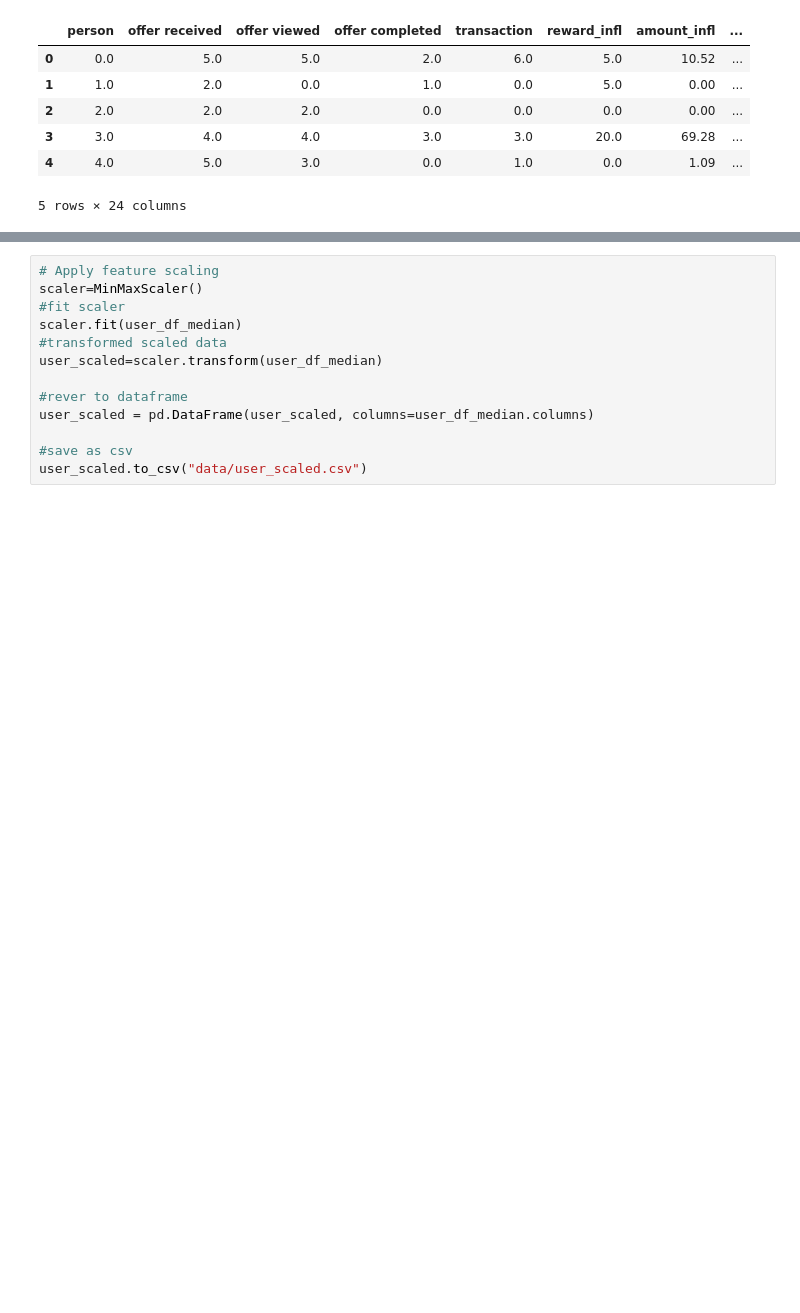
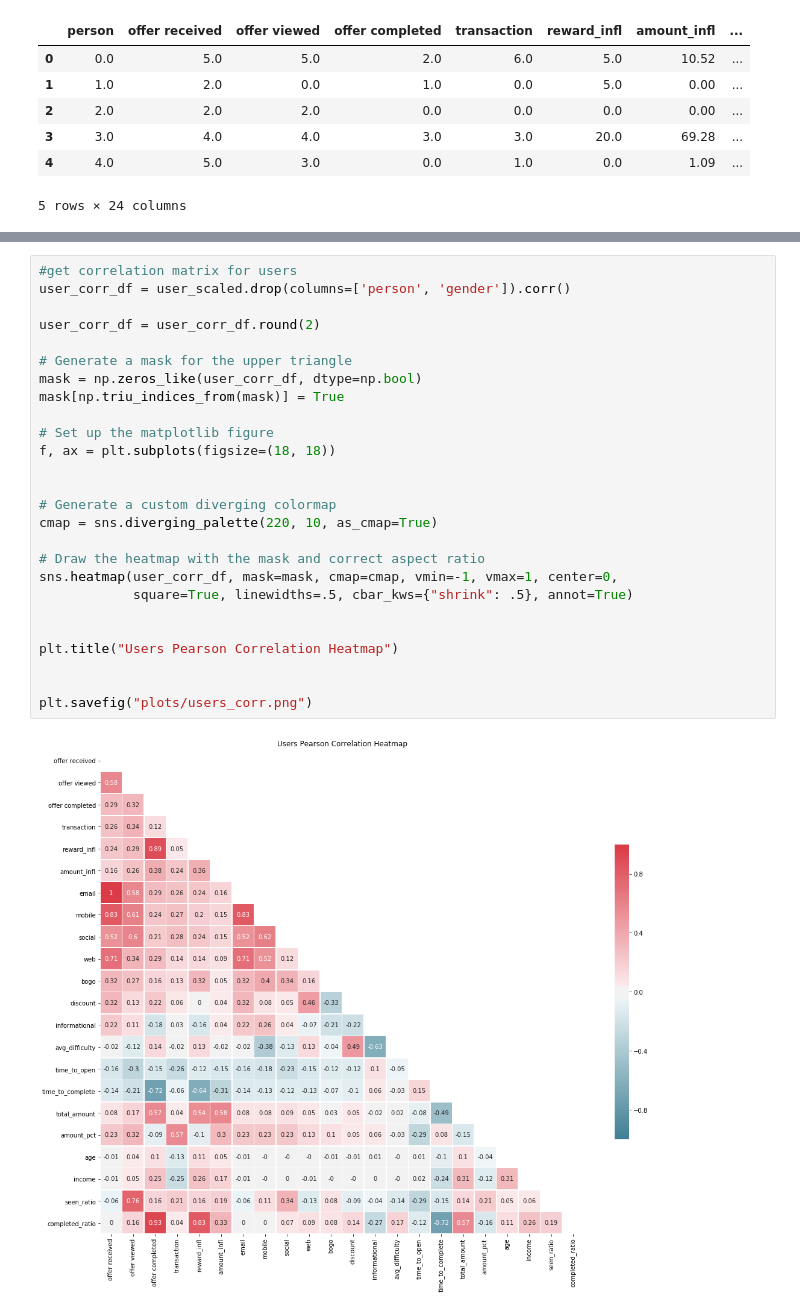
Before and after one commit to NadimKawwa/starbucks, a Jupyter notebook: 00_Starbucks_Capstone_notebook_Cleaning.ipynb, the cells around one changed output, grey strips where cells are left out. Drawn from its saved outputs; the diff is of its cells as text; blank space fills up the shorter version.

Commit message:
new corr heat map

```diff
--- a/00_Starbucks_Capstone_notebook_Cleaning.ipynb
+++ b/00_Starbucks_Capstone_notebook_Cleaning.ipynb
@@ -1258,13 +1277,28 @@ user_scaled=scaler.transform(user_df_median)
-# %%
-# Apply feature scaling
-scaler=MinMaxScaler()
-#fit scaler
-scaler.fit(user_df_median)
-#transformed scaled data
-user_scaled=scaler.transform(user_df_median)
-
-#rever to dataframe
-user_scaled = pd.DataFrame(user_scaled, columns=user_df_median.columns)
-
-#save as csv
-user_scaled.to_csv("data/user_scaled.csv")
+# %%
+#get correlation matrix for users
+user_corr_df = user_scaled.drop(columns=['person', 'gender']).corr()
+
+user_corr_df = user_corr_df.round(2)
+
+# Generate a mask for the upper triangle
+mask = np.zeros_like(user_corr_df, dtype=np.bool)
+mask[np.triu_indices_from(mask)] = True
+
+# Set up the matplotlib figure
+f, ax = plt.subplots(figsize=(18, 18))
+
+
+# Generate a custom diverging colormap
+cmap = sns.diverging_palette(220, 10, as_cmap=True)
+
+# Draw the heatmap with the mask and correct aspect ratio
+sns.heatmap(user_corr_df, mask=mask, cmap=cmap, vmin=-1, vmax=1, center=0,
+            square=True, linewidths=.5, cbar_kws={"shrink": .5}, annot=True)
+
+
+plt.title("Users Pearson Correlation Heatmap")
+
+
+plt.savefig("plots/users_corr.png")
+# %% [output]
+[figure, added]
```
Also changed, not shown: parts of 5 cells of this notebook, 1 other file.
